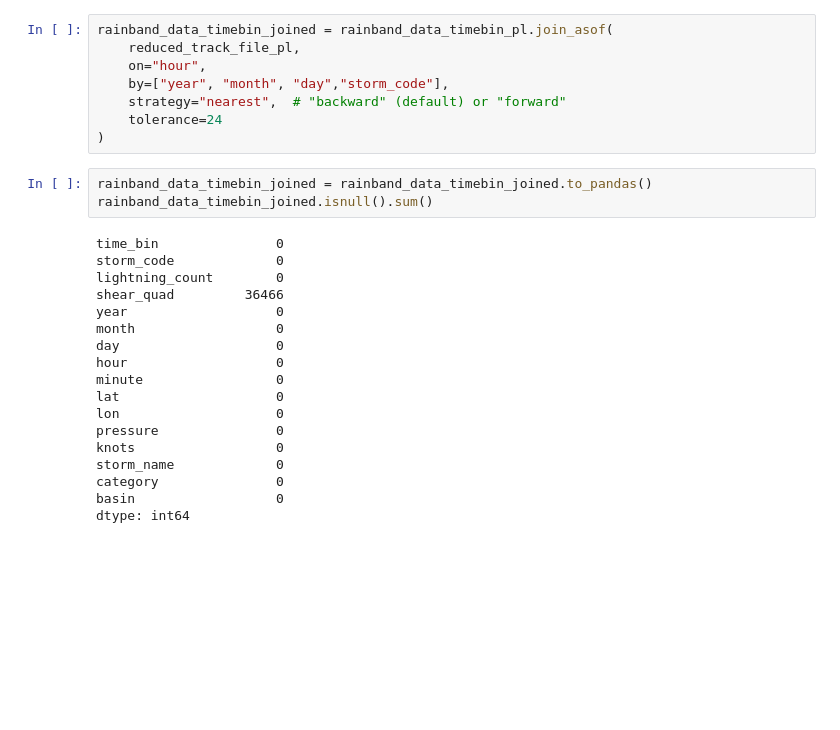
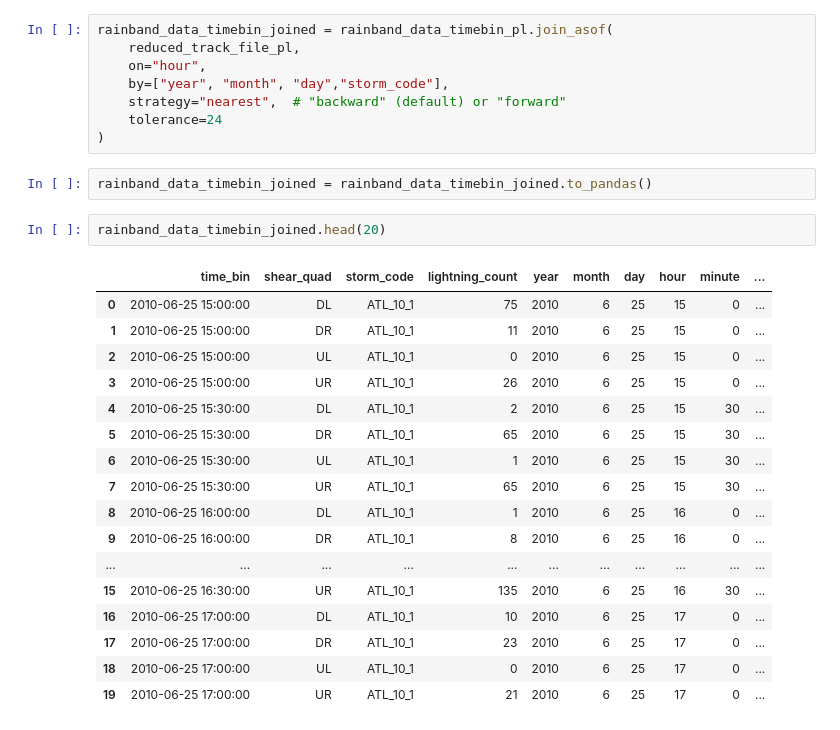
Before and after one commit to aprilggg/Lightning_Analysis_NWRA, a Jupyter notebook: data_pipeline/rainband_data.ipynb, the cells around one changed output. Cells and saved outputs as stored; diff of their text form; blank space fills up the shorter version.

Commit message:
Updated joined file

```diff
--- a/data_pipeline/rainband_data.ipynb
+++ b/data_pipeline/rainband_data.ipynb
@@ -390,22 +487,23 @@ rainband_data_timebin_joined = rainband_data_timebin_pl.join_asof(
 )
 # %%
 rainband_data_timebin_joined = rainband_data_timebin_joined.to_pandas()
-rainband_data_timebin_joined.isnull().sum()
-# %% [output]
-time_bin               0
-storm_code             0
-lightning_count        0
-shear_quad         36466
-year                   0
-month                  0
-day                    0
-hour                   0
-minute                 0
-lat                    0
-lon                    0
-pressure               0
-knots                  0
-storm_name             0
-category               0
-basin                  0
-dtype: int64
+# %%
+rainband_data_timebin_joined.head(20)
+# %% [output]
+|  | time_bin | shear_quad | storm_code | lightning_count | year | month | day | hour | minute | ... |
+| 0 | 2010-06-25 15:00:00 | DL | ATL_10_1 | 75 | 2010 | 6 | 25 | 15 | 0 | ... |
+| 1 | 2010-06-25 15:00:00 | DR | ATL_10_1 | 11 | 2010 | 6 | 25 | 15 | 0 | ... |
+| 2 | 2010-06-25 15:00:00 | UL | ATL_10_1 | 0 | 2010 | 6 | 25 | 15 | 0 | ... |
+| 3 | 2010-06-25 15:00:00 | UR | ATL_10_1 | 26 | 2010 | 6 | 25 | 15 | 0 | ... |
+| 4 | 2010-06-25 15:30:00 | DL | ATL_10_1 | 2 | 2010 | 6 | 25 | 15 | 30 | ... |
+| 5 | 2010-06-25 15:30:00 | DR | ATL_10_1 | 65 | 2010 | 6 | 25 | 15 | 30 | ... |
+| 6 | 2010-06-25 15:30:00 | UL | ATL_10_1 | 1 | 2010 | 6 | 25 | 15 | 30 | ... |
+| 7 | 2010-06-25 15:30:00 | UR | ATL_10_1 | 65 | 2010 | 6 | 25 | 15 | 30 | ... |
+| 8 | 2010-06-25 16:00:00 | DL | ATL_10_1 | 1 | 2010 | 6 | 25 | 16 | 0 | ... |
+| 9 | 2010-06-25 16:00:00 | DR | ATL_10_1 | 8 | 2010 | 6 | 25 | 16 | 0 | ... |
+| ... | ... | ... | ... | ... | ... | ... | ... | ... | ... | ... |
+| 15 | 2010-06-25 16:30:00 | UR | ATL_10_1 | 135 | 2010 | 6 | 25 | 16 | 30 | ... |
+| 16 | 2010-06-25 17:00:00 | DL | ATL_10_1 | 10 | 2010 | 6 | 25 | 17 | 0 | ... |
+| 17 | 2010-06-25 17:00:00 | DR | ATL_10_1 | 23 | 2010 | 6 | 25 | 17 | 0 | ... |
+| 18 | 2010-06-25 17:00:00 | UL | ATL_10_1 | 0 | 2010 | 6 | 25 | 17 | 0 | ... |
+| 19 | 2010-06-25 17:00:00 | UR | ATL_10_1 | 21 | 2010 | 6 | 25 | 17 | 0 | ... |
```
Also changed, not shown: parts of 11 cells of this notebook, 2 other files.
